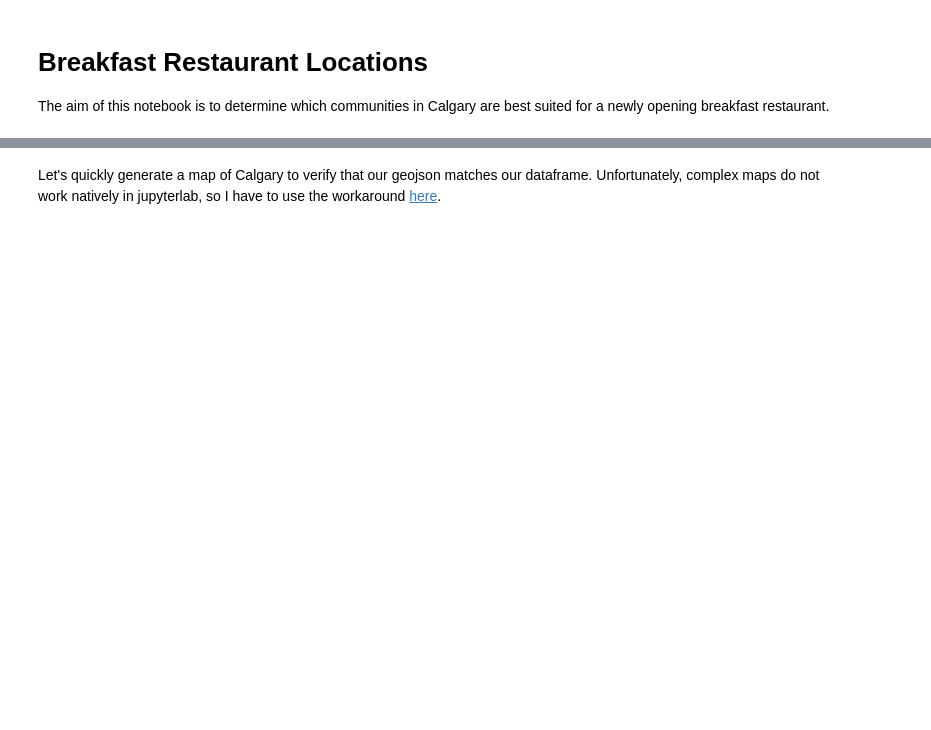
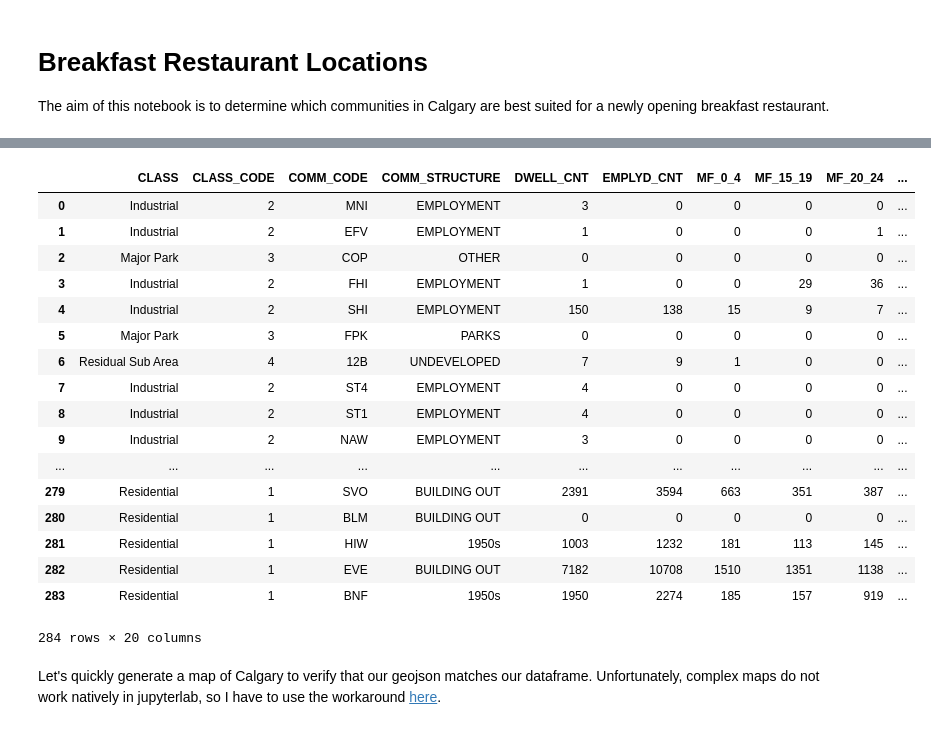
Before and after one commit to hexaguin/Coursera_Capstone, a Jupyter notebook: Breakfast-Locations.ipynb, the cells around one changed output, grey strips where cells are left out. Saved outputs shown, nothing was run; the diff lists cells and outputs as text; code cells hidden in the pictures; blank space fills up the shorter version.

```diff
--- a/Breakfast-Locations.ipynb
+++ b/Breakfast-Locations.ipynb
@@ -26,2 +31,6 @@ census.head()
 # %%
-calgary_geo = 'data/Community Boundaries.geojson' # This should be identical to the multipolygon field anyways, but it saves me some hassle of transforming data for Folium's picky needs.
+calgary_geo = 'data/Community Boundaries.geojson' # This should be identical to the multipolygon field included in the census, but it saves me some hassle of transforming data for Folium's picky needs.
+request_fields = ['COMM_CODE', 'latitude', 'longitude']
+url = 'https://data.calgary.ca/resource/kzbm-mn66.csv?$select=' + ','.join(request_fields) #
+comm_locs = pd.read_csv(url)
+comm_locs.head()
@@ -28,3 +44,25 @@ calgary_geo = 'data/Community Boundaries.geojson' # This should be identical to
+# %%
+census = census.merge(comm_locs, on='COMM_CODE')
+census.head()
+# %% [output]
+|  | CLASS | CLASS_CODE | COMM_CODE | COMM_STRUCTURE | DWELL_CNT | EMPLYD_CNT | MF_0_4 | MF_15_19 | MF_20_24 | ... |
+| 0 | Industrial | 2 | MNI | EMPLOYMENT | 3 | 0 | 0 | 0 | 0 | ... |
+| 1 | Industrial | 2 | EFV | EMPLOYMENT | 1 | 0 | 0 | 0 | 1 | ... |
+| 2 | Major Park | 3 | COP | OTHER | 0 | 0 | 0 | 0 | 0 | ... |
+| 3 | Industrial | 2 | FHI | EMPLOYMENT | 1 | 0 | 0 | 29 | 36 | ... |
+| 4 | Industrial | 2 | SHI | EMPLOYMENT | 150 | 138 | 15 | 9 | 7 | ... |
+| 5 | Major Park | 3 | FPK | PARKS | 0 | 0 | 0 | 0 | 0 | ... |
+| 6 | Residual Sub Area | 4 | 12B | UNDEVELOPED | 7 | 9 | 1 | 0 | 0 | ... |
+| 7 | Industrial | 2 | ST4 | EMPLOYMENT | 4 | 0 | 0 | 0 | 0 | ... |
+| 8 | Industrial | 2 | ST1 | EMPLOYMENT | 4 | 0 | 0 | 0 | 0 | ... |
+| 9 | Industrial | 2 | NAW | EMPLOYMENT | 3 | 0 | 0 | 0 | 0 | ... |
+| ... | ... | ... | ... | ... | ... | ... | ... | ... | ... | ... |
+| 279 | Residential | 1 | SVO | BUILDING OUT | 2391 | 3594 | 663 | 351 | 387 | ... |
+| 280 | Residential | 1 | BLM | BUILDING OUT | 0 | 0 | 0 | 0 | 0 | ... |
+| 281 | Residential | 1 | HIW | 1950s | 1003 | 1232 | 181 | 113 | 145 | ... |
+| 282 | Residential | 1 | EVE | BUILDING OUT | 7182 | 10708 | 1510 | 1351 | 1138 | ... |
+| 283 | Residential | 1 | BNF | 1950s | 1950 | 2274 | 185 | 157 | 919 | ... |
+284 rows × 20 columns
 # %% [markdown]
 Let's quickly generate a map of Calgary to verify that our geojson matches our dataframe. Unfortunately, complex maps do not work natively in jupyterlab, so I have to use the workaround [here](https://github.com/python-visualization/folium/issues/812).
 # %%
```
Also changed, not shown: parts of 7 cells of this notebook.
